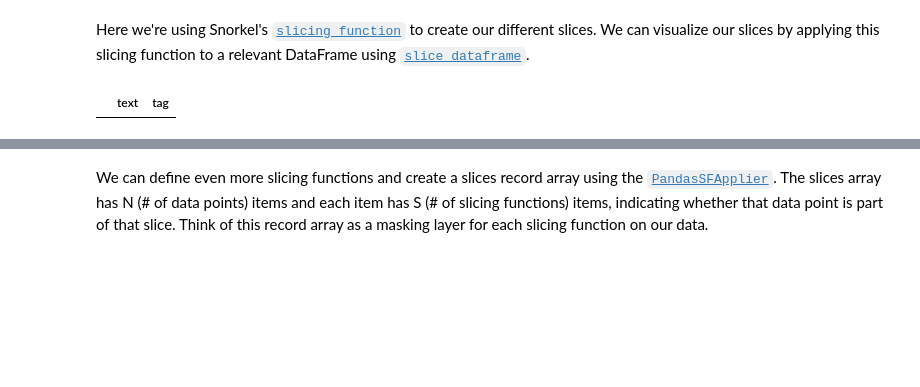
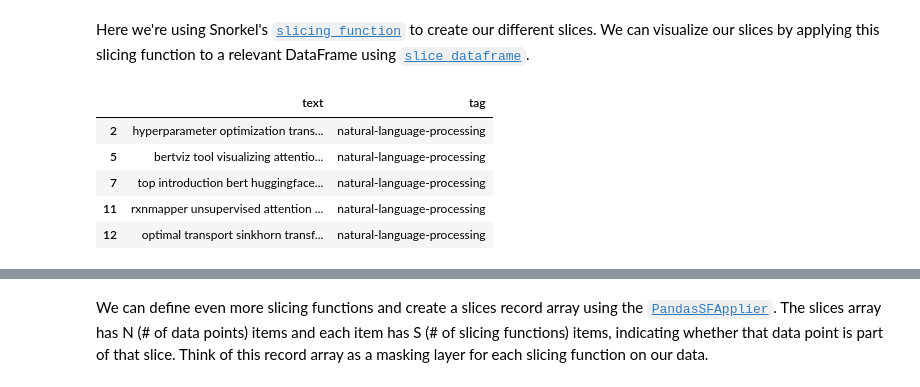
Before and after one commit to anyscale/Made-With-ML, a Jupyter notebook: notebooks/finetune_llm.ipynb, the cells around one changed output, grey strips where cells are left out. Drawn from its saved outputs; the diff is of its cells as text; code cells hidden in the pictures; blank space fills up the shorter version.

```diff
--- a/notebooks/finetune_llm.ipynb
+++ b/notebooks/finetune_llm.ipynb
@@ -1607,8 +867,8 @@ import mlflow
 from ray.air.integrations.mlflow import MLflowLoggerCallback
 # %%
 # Config MLflow
-mlflow_path = "/mnt/user_storage/mlruns"
-MODEL_REGISTRY = Path(mlflow_path) if os.path.exists(mlflow_path) else Path("/tmp/mlruns")
+mlflow_dir = "/mnt/user_storage"
+MODEL_REGISTRY = Path(mlflow_dir, "mlruns") if os.path.exists(mlflow_dir) else Path("/tmp", "mlruns")
 Path(MODEL_REGISTRY).mkdir(parents=True, exist_ok=True)
 mlflow_tracking_uri = "file://" + str(MODEL_REGISTRY.absolute())
 mlflow.set_tracking_uri(mlflow_tracking_uri)
@@ -1853,5 +1132,5 @@ tune_config = tune.TuneConfig(
 )
 # %%
 # Datasets
-train_ds, val_ds, test_ds = load_data()
+train_ds, val_ds, test_ds = get_data_splits()
 # %% [output]
@@ -1990,7 +1278,8 @@ def evaluate(ds, predictor):
 # %%
 # Evaluate on test split
-best_checkpoint = get_best_checkpoint(run_id=sorted_runs.iloc[0].run_id)
+run_id = sorted_runs.iloc[0].run_id
+best_checkpoint = get_best_checkpoint(run_id=run_id)
 predictor = TorchPredictor.from_checkpoint(best_checkpoint)
-performance = evaluate(ds=test_ds, predictor=predictor)
+performance = evaluate_ds(ds=test_ds, predictor=predictor)
 print (json.dumps(performance, indent=2))
 # %% [output]
@@ -2302,11 +1598,12 @@ from snorkel.slicing import slice_dataframe
 from snorkel.slicing import slicing_function
 # %%
 @slicing_function()
-def nlp_cnn(x):
-    """NLP Projects that use convolution."""
-    nlp_projects = "natural-language-processing" in x.tag
-    convolution_projects = "cnn" in x.text or "convolution" in x.text
-    return (nlp_projects and convolution_projects)
+def nlp_llm(x):
+    """NLP projects that use LLMs."""
+    nlp_project = "natural-language-processing" in x.tag
+    llm_terms = ["transformer", "llm", "bert"]
+    llm_project = any(s.lower() in x.text.lower() for s in llm_terms)
+    return (nlp_project and llm_project)
 # %%
 @slicing_function()
 def short_text(x):
@@ -2315,10 +1612,15 @@ def short_text(x):
 # %% [markdown]
 Here we're using Snorkel's [`slicing_function`](https://snorkel.readthedocs.io/en/latest/packages/_autosummary/slicing/snorkel.slicing.slicing_function.html) to create our different slices. We can visualize our slices by applying this slicing function to a relevant DataFrame using [`slice_dataframe`](https://snorkel.readthedocs.io/en/latest/packages/_autosummary/slicing/snorkel.slicing.slice_dataframe.html).
 # %%
-nlp_cnn_df = slice_dataframe(test_df, nlp_cnn)
-nlp_cnn_df[["text", "tag"]].head()
+nlp_llm_df = slice_dataframe(test_df, nlp_llm)
+nlp_llm_df[["text", "tag"]].head()
 # %% [output]
 |  | text | tag |
+| 2 | hyperparameter optimization trans... | natural-language-processing |
+| 5 | bertviz tool visualizing attentio... | natural-language-processing |
+| 7 | top introduction bert huggingface... | natural-language-processing |
+| 11 | rxnmapper unsupervised attention ... | natural-language-processing |
+| 12 | optimal transport sinkhorn transf... | natural-language-processing |
 # %%
 short_text_df = slice_dataframe(test_df, short_text)
 short_text_df[["text", "tag"]].head()
```
Also changed, not shown: parts of 300 cells of this notebook.
